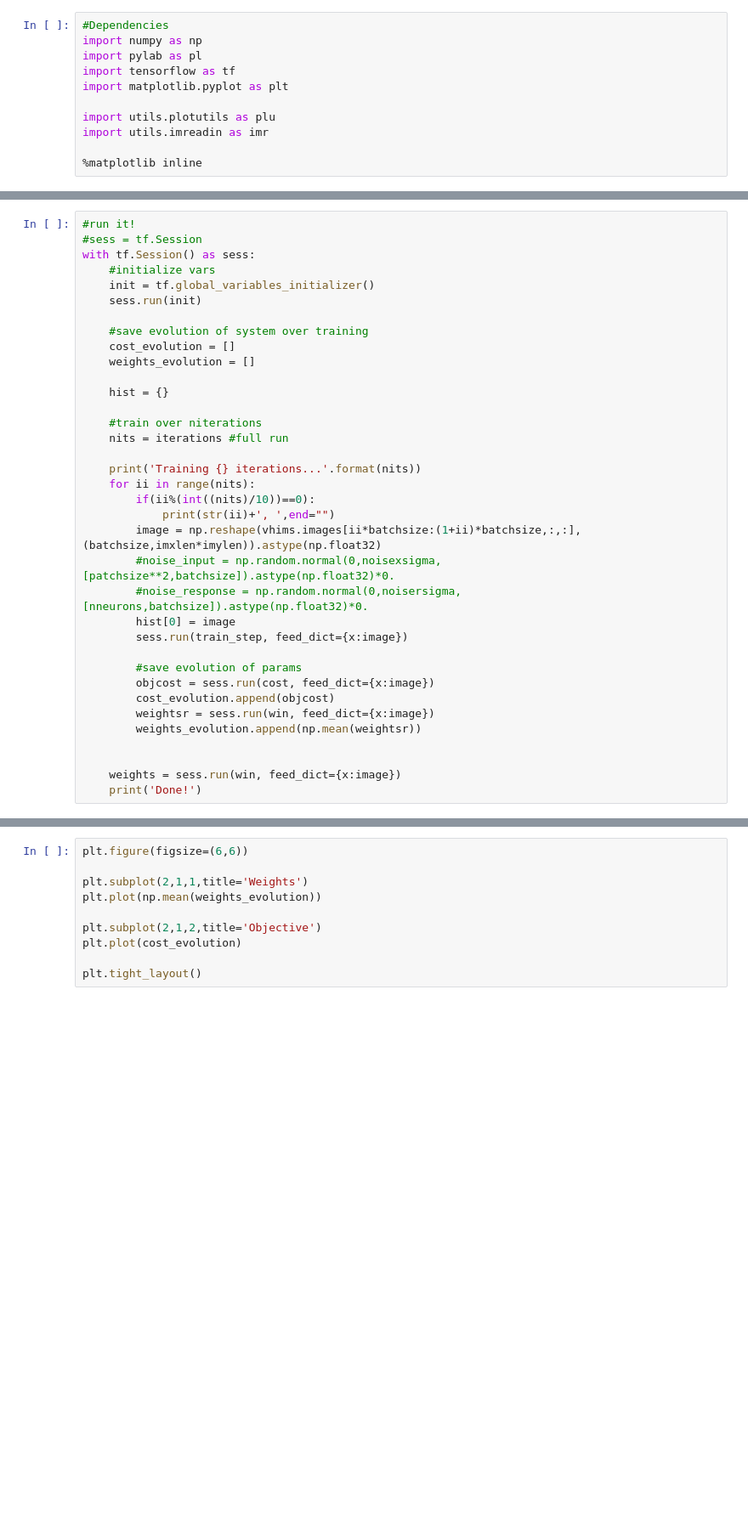
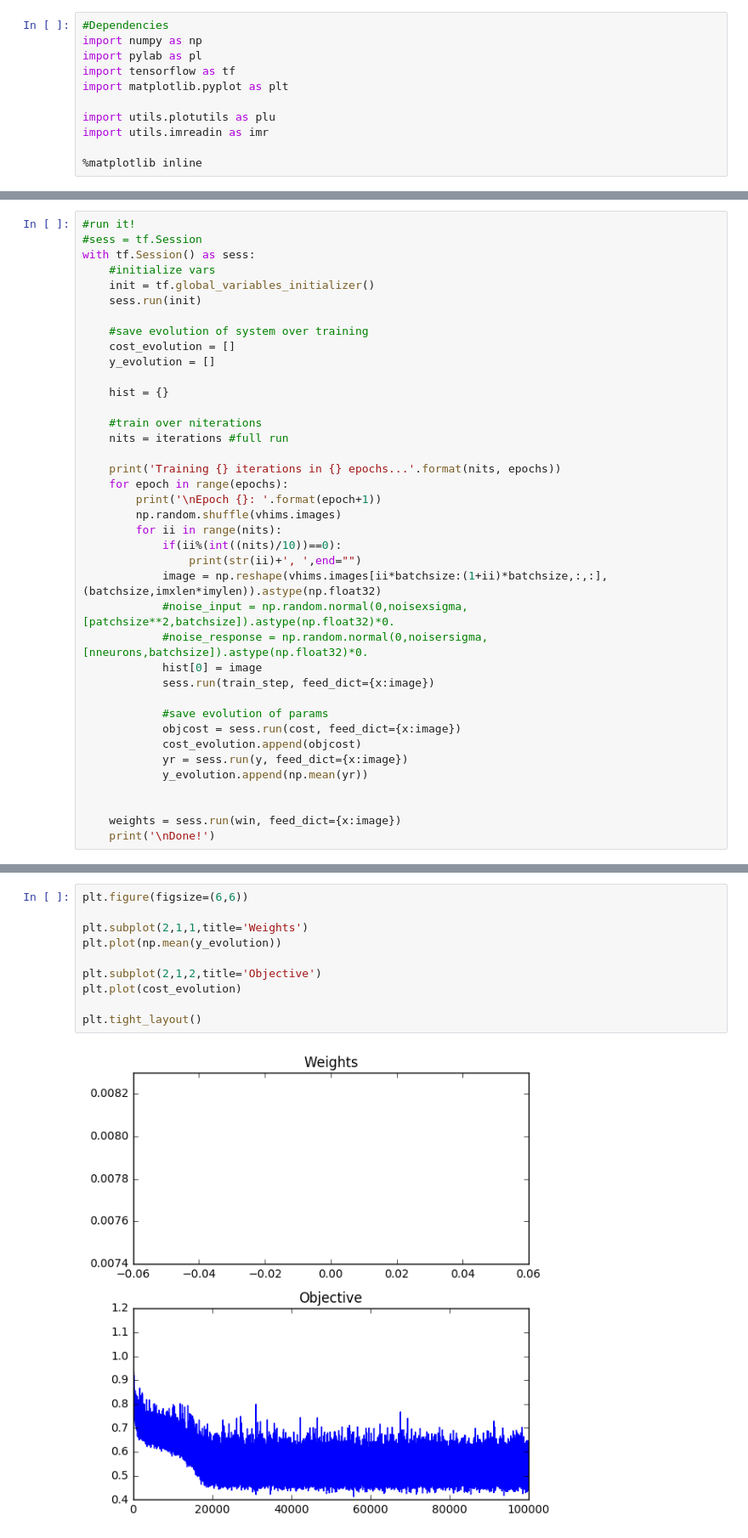
Before and after one commit to vdutell/NatVisAutoEncode, a Jupyter notebook: Image Autoencoder.ipynb, the cells around one changed output, grey strips where cells are left out. Shown at 85% size. Drawn from its saved outputs; the diff is of its cells as text; blank space fills up the shorter version.

Commit message:
added training epochs

```diff
--- a/Image Autoencoder.ipynb
+++ b/Image Autoencoder.ipynb
@@ -110,30 +115,33 @@ with tf.Session() as sess:
 
     #save evolution of system over training
     cost_evolution = []
-    weights_evolution = []
+    y_evolution = []
 
     hist = {}
 
     #train over niterations
     nits = iterations #full run
 
-    print('Training {} iterations...'.format(nits))
-    for ii in range(nits):
-        if(ii%(int((nits)/10))==0):
-            print(str(ii)+', ',end="")
-        image = np.reshape(vhims.images[ii*batchsize:(1+ii)*batchsize,:,:],(batchsize,imxlen*imylen)).astype(np.float32)
-        #noise_input = np.random.normal(0,noisexsigma,[patchsize**2,batchsize]).astype(np.float32)*0.
-        #noise_response = np.random.normal(0,noisersigma,[nneurons,batchsize]).astype(np.float32)*0.
-        hist[0] = image
-        sess.run(train_step, feed_dict={x:image})
+    print('Training {} iterations in {} epochs...'.format(nits, epochs))
+    for epoch in range(epochs):
+        print('\nEpoch {}: '.format(epoch+1))
+        np.random.shuffle(vhims.images)
+        for ii in range(nits):
+            if(ii%(int((nits)/10))==0):
+                print(str(ii)+', ',end="")
+            image = np.reshape(vhims.images[ii*batchsize:(1+ii)*batchsize,:,:],(batchsize,imxlen*imylen)).astype(np.float32)
+            #noise_input = np.random.normal(0,noisexsigma,[patchsize**2,batchsize]).astype(np.float32)*0.
+            #noise_response = np.random.normal(0,noisersigma,[nneurons,batchsize]).astype(np.float32)*0.
+            hist[0] = image
+            sess.run(train_step, feed_dict={x:image})
 
-        #save evolution of params
-        objcost = sess.run(cost, feed_dict={x:image})
-        cost_evolution.append(objcost)
-        weightsr = sess.run(win, feed_dict={x:image})
-        weights_evolution.append(np.mean(weightsr))
+            #save evolution of params
+            objcost = sess.run(cost, feed_dict={x:image})
+            cost_evolution.append(objcost)
+            yr = sess.run(y, feed_dict={x:image})
+            y_evolution.append(np.mean(yr))
 
 
     weights = sess.run(win, feed_dict={x:image})
-    print('Done!')
+    print('\nDone!')
 # %% [output]
@@ -142,13 +155,15 @@ Training 46000 iterations...
 # %%
 plt.figure(figsize=(6,6))
 
 plt.subplot(2,1,1,title='Weights')
-plt.plot(np.mean(weights_evolution))
+plt.plot(np.mean(y_evolution))
 
 plt.subplot(2,1,2,title='Objective')
 plt.plot(cost_evolution)
 
 plt.tight_layout()
+# %% [output]
+[figure, added]
 # %%
 wr = np.rollaxis(np.reshape(weights,(imxlen,imylen,nneurons)),2)
 plu.display_data_tiled(wr, normalize=False, title="weights", prev_fig=None)
```
Also changed, not shown: parts of 6 cells of this notebook.
